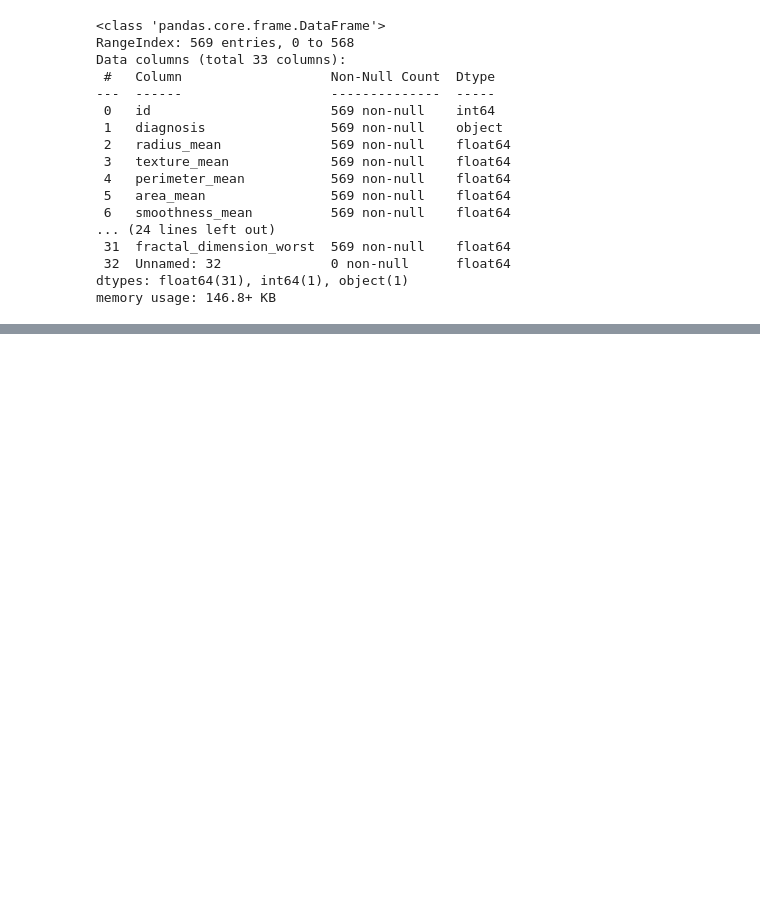
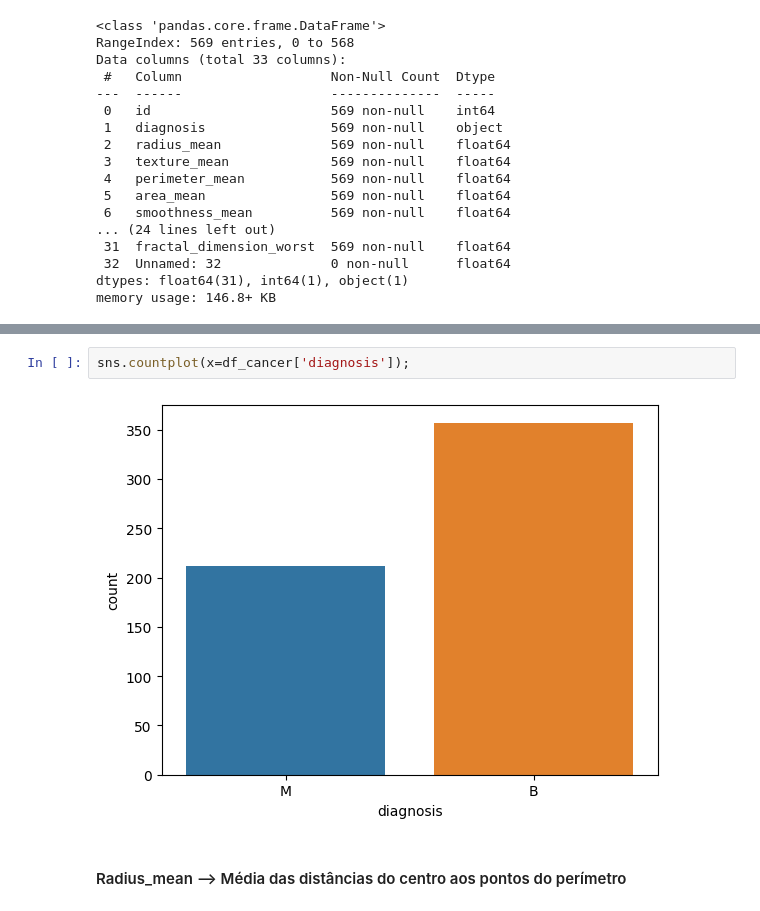
Before and after one commit to VitorKruel102/MachineLearningPython, a Jupyter notebook: MachineLearning/Modelos_Classificacao/NaiveBayes/Gaussian_NaiveBayes_Cancer.ipynb, the cells around one changed output, grey strips where cells are left out. Drawn from its saved outputs; the diff is of its cells as text; blank space fills up the shorter version.

```diff
--- a/MachineLearning/Modelos_Classificacao/NaiveBayes/Gaussian_NaiveBayes_Cancer.ipynb
+++ b/MachineLearning/Modelos_Classificacao/NaiveBayes/Gaussian_NaiveBayes_Cancer.ipynb
@@ -100,0 +78,6 @@ from dataprep.eda import create_report
+# %%
+sns.countplot(x=df_cancer['diagnosis']);
+# %% [output]
+[figure, added]
+# %% [markdown]
+#### Radius_mean --> Média das distâncias do centro aos pontos do perímetro
```
Also changed, not shown: parts of 11 cells of this notebook.
